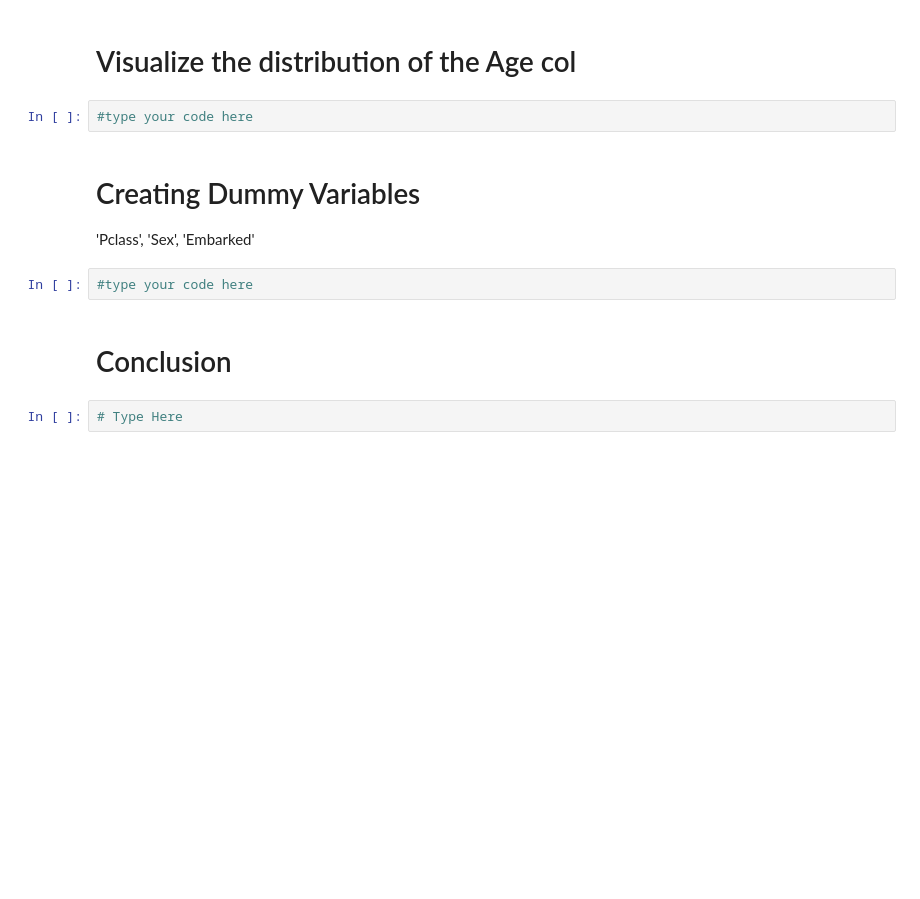
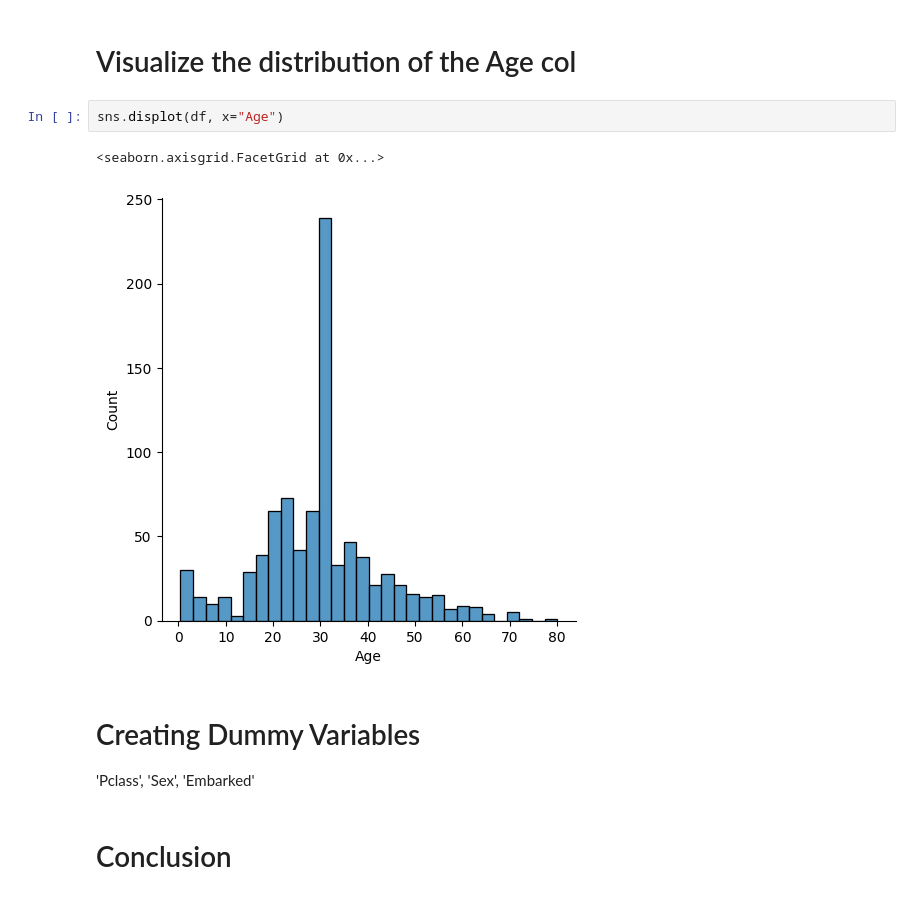
Before and after one commit to SHADIC20003/AMIT_Assignments, a Jupyter notebook: Data Science/Project/Data Science Project.ipynb, the cells around one changed output. Saved outputs shown, nothing was run; the diff lists cells and outputs as text; blank space fills up the shorter version.

```diff
--- a/Data Science/Project/Data Science Project.ipynb
+++ b/Data Science/Project/Data Science Project.ipynb
@@ -59,13 +179,12 @@ Lets try to drop some of the columns which many not contribute much to our machi
 # %% [markdown]
 # Visualize the distribution of the Age col
 # %%
-#type your code here
+sns.displot(df, x="Age")
+# %% [output]
+<seaborn.axisgrid.FacetGrid at 0x...>
+[figure, added]
 # %% [markdown]
 # Creating Dummy Variables
 'Pclass', 'Sex', 'Embarked'
-# %%
-#type your code here
 # %% [markdown]
 # Conclusion
-# %%
-# Type Here
```
Also changed, not shown: parts of 16 cells of this notebook.
